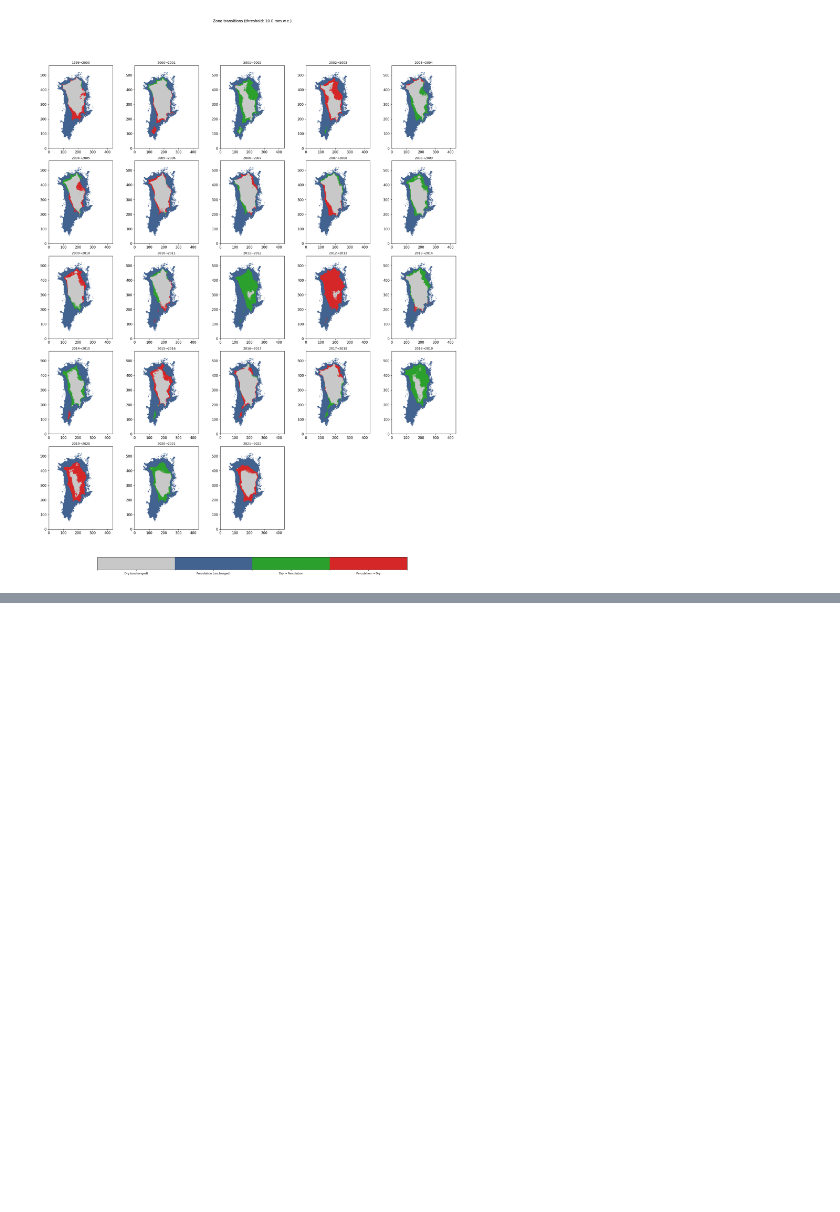
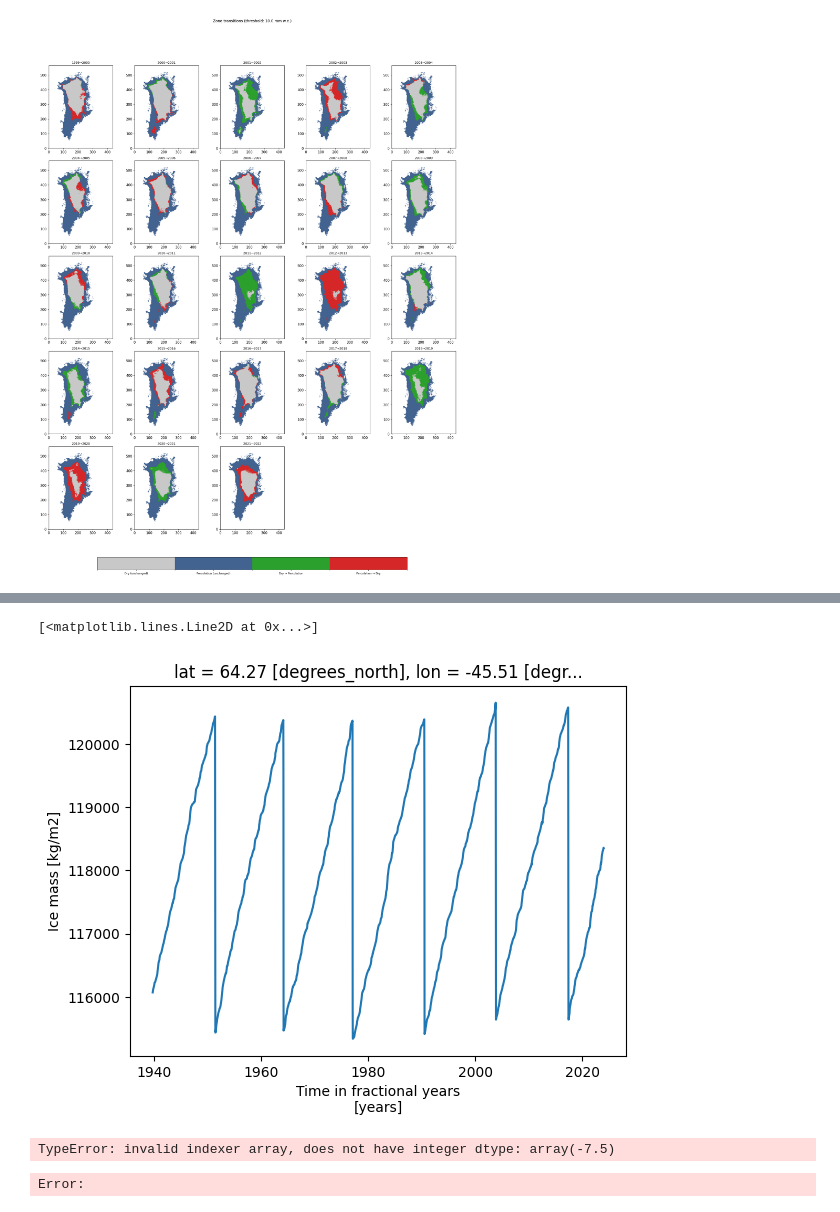
Before and after one commit to IMAU-ice-and-climate/IMAU-FDM, a Jupyter notebook: research/research_visualization.ipynb, the cells around one changed output, grey strips where cells are left out. Saved outputs shown, nothing was run; the diff lists cells and outputs as text; code cells hidden in the pictures; blank space fills up the shorter version.

```diff
--- a/research/research_visualization.ipynb
+++ b/research/research_visualization.ipynb
@@ -315,0 +338,10 @@ ds
+# %%
+ds.icemass.sel(rlat=-7.5,rlon=-3.5).plot()
+# %% [output]
+[<matplotlib.lines.Line2D at 0x...>]
+[figure, added]
+# %%
+ds.rlat.isel(rlat=-7.5)
+# %% [output]
+TypeError: invalid indexer array, does not have integer dtype: array(-7.5)
+Error:
```
Also changed, not shown: parts of 7 cells of this notebook, 24 other files.
